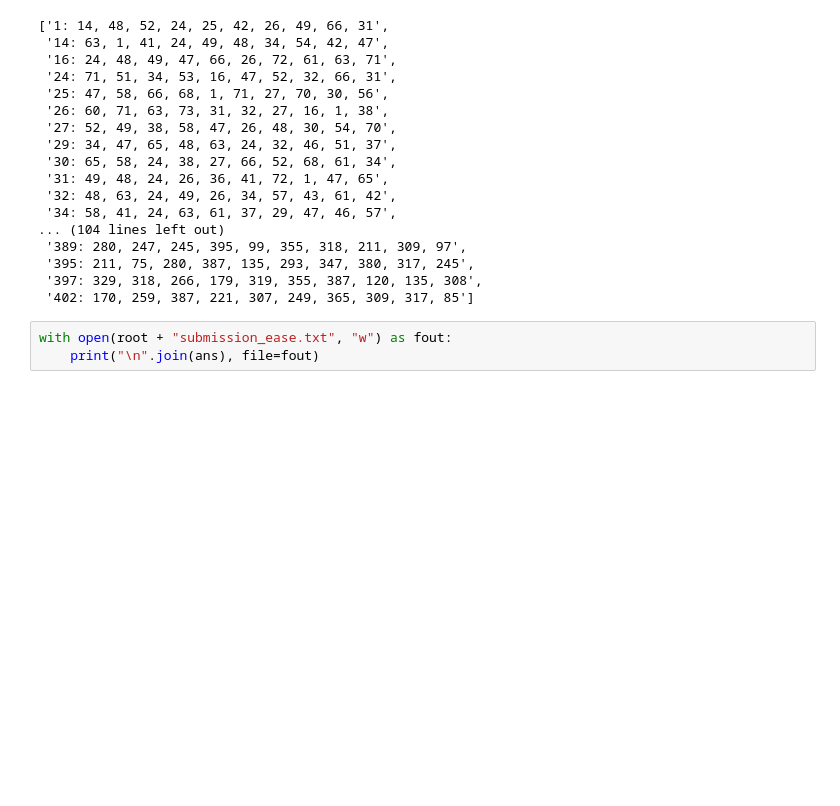
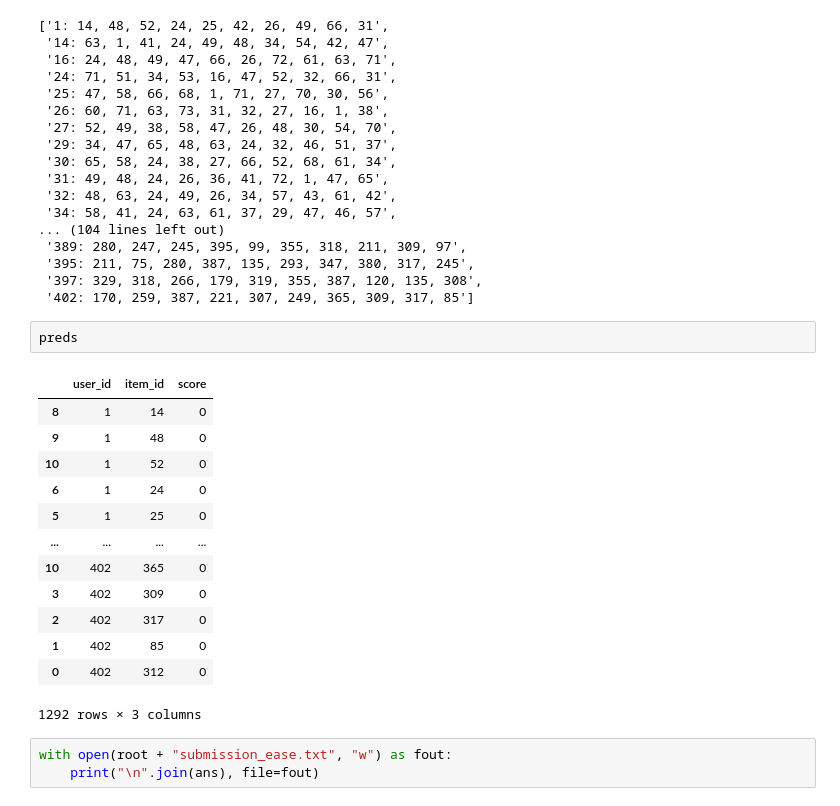
Before and after one commit to ML-Response-Unit/recsys_pipes, a Jupyter notebook: research/ease.ipynb, the cells around one changed output. Saved outputs shown, nothing was run; the diff lists cells and outputs as text; blank space fills up the shorter version.

```diff
--- a/research/ease.ipynb
+++ b/research/ease.ipynb
@@ -209,6 +266,22 @@ ans
  '395: 211, 75, 280, 387, 135, 293, 347, 380, 317, 245',
  '397: 329, 318, 266, 179, 319, 355, 387, 120, 135, 308',
  '402: 170, 259, 387, 221, 307, 249, 365, 309, 317, 85']
+# %%
+preds
+# %% [output]
+|  | user_id | item_id | score |
+| 8 | 1 | 14 | 0 |
+| 9 | 1 | 48 | 0 |
+| 10 | 1 | 52 | 0 |
+| 6 | 1 | 24 | 0 |
+| 5 | 1 | 25 | 0 |
+| ... | ... | ... | ... |
+| 10 | 402 | 365 | 0 |
+| 3 | 402 | 309 | 0 |
+| 2 | 402 | 317 | 0 |
+| 1 | 402 | 85 | 0 |
+| 0 | 402 | 312 | 0 |
+1292 rows × 3 columns
 # %%
 with open(root + "submission_ease.txt", "w") as fout:
     print("\n".join(ans), file=fout)
```
Also changed, not shown: parts of 6 cells of this notebook, 6 other files.
